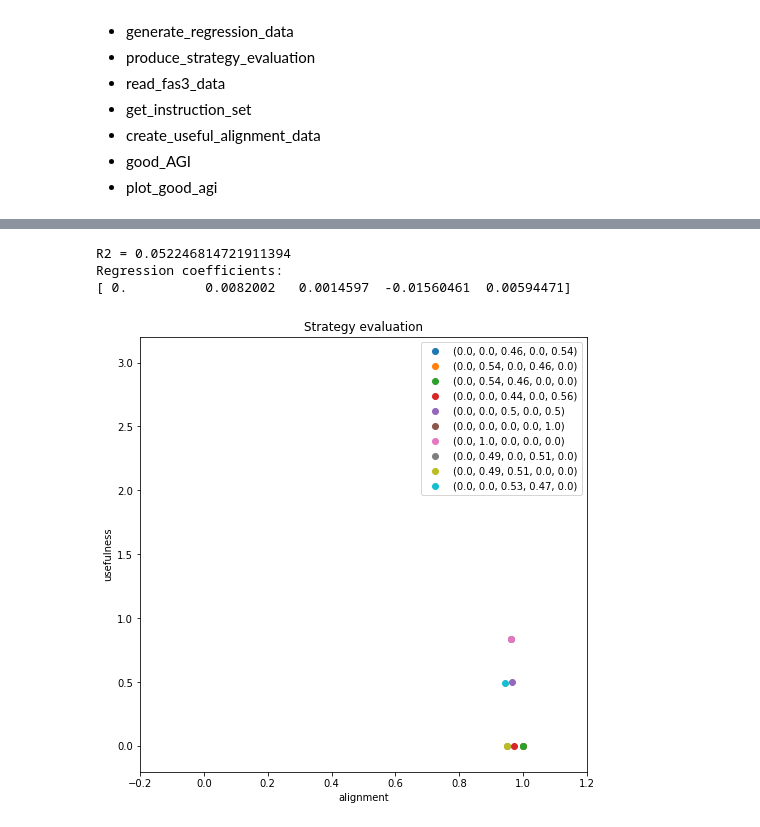
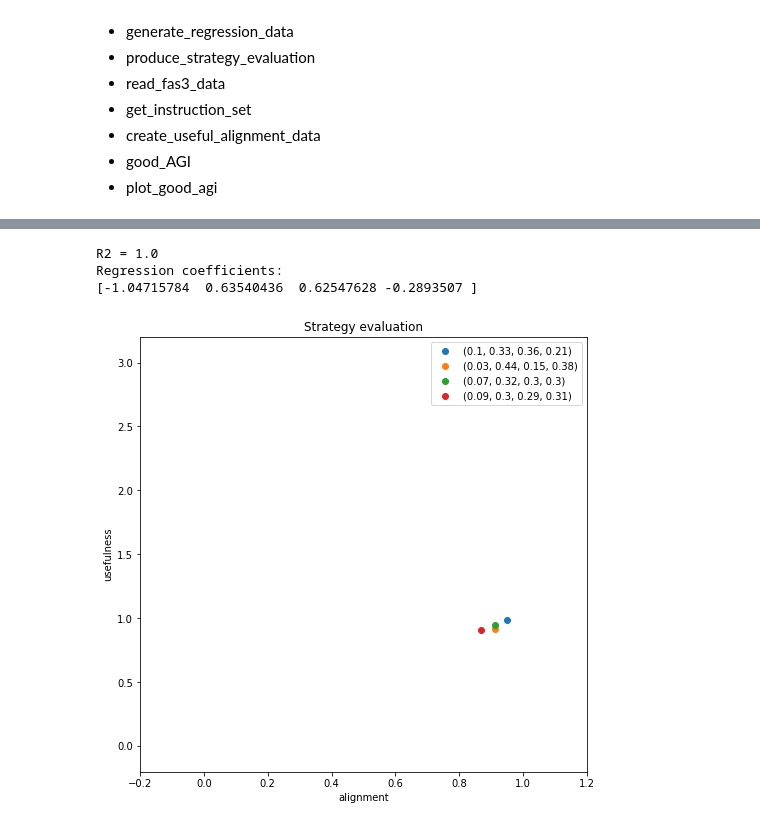
Before and after one commit to Tompolompo/AvidaAGI, a Jupyter notebook: AGIworkbook.ipynb, the cells around one changed output, grey strips where cells are left out. Cells and saved outputs as stored; diff of their text form; code cells hidden in the pictures.

```diff
--- a/AGIworkbook.ipynb
+++ b/AGIworkbook.ipynb
@@ -298,15 +298,17 @@ def compute_strategy_probabilities(update_data, scaling):
 
     if scaling == "mean":
         frequencies = np.mean(update_data["strategy"], axis=1)
+        frequencies = np.around(frequencies, 0).astype(int)
 
     elif scaling == "prob":
         frequencies = np.sum(update_data["strategy"], axis=1)
-        frequencies = frequencies/np.sum(frequencies)
+        if np.sum(frequencies) > 1: frequencies = frequencies/np.sum(frequencies)
+        frequencies = np.around(frequencies, 2)
 
     elif scaling == "count":
         frequencies = np.sum(update_data["strategy"], axis=1)
+        frequencies = np.around(frequencies, 0).astype(int)
 
-    frequencies = frequencies.round(2)
 
     return tuple(frequencies)
 
@@ -351,7 +353,6 @@ def compute_strategy_fitness(run_name, strategy_or_genome, scaling):
     strategy_length = settings["num_strategies"].values[0]
     stratdict = {}
     countdict = {}
-
 
     for m in range(M):
         for n in range(N):
@@ -425,6 +426,7 @@ def produce_strategy_evaluation(run_name, strategy_limit, strategy_or_genome, sc
     plot_strategy_evaluation(strategy_data)
 
     reg_data = generate_regression_data(strategy_data, strategy_length)
+    #reg_data.iloc[:,:-1].dropna(inplace=True)
     X = reg_data.iloc[:,:-2]
     y = reg_data["fitness"]
 
@@ -550,13 +551,13 @@ Best fitness per meta generation and the corresponding chromosomes
 # %%
 
 
 run_name = "cbuild/work/data/AGIdata/run"
-strategy_limit = 10
+strategy_limit = 20
 scaling = "prob"
 strategy_or_genome = "genome"
 produce_strategy_evaluation(run_name, strategy_limit, strategy_or_genome, scaling=scaling)
 # %% [output]
-R2 = 0.052246814721911394
+R2 = 1.0
 Regression coefficients:
-[ 0.          0.0082002   0.0014597  -0.01560461  0.00594471]
+[-1.04715784  0.63540436  0.62547628 -0.2893507 ]
-[figure, old version]
+[figure, new version]
```
Also changed, not shown: parts of 2 cells of this notebook, 2 other files.
